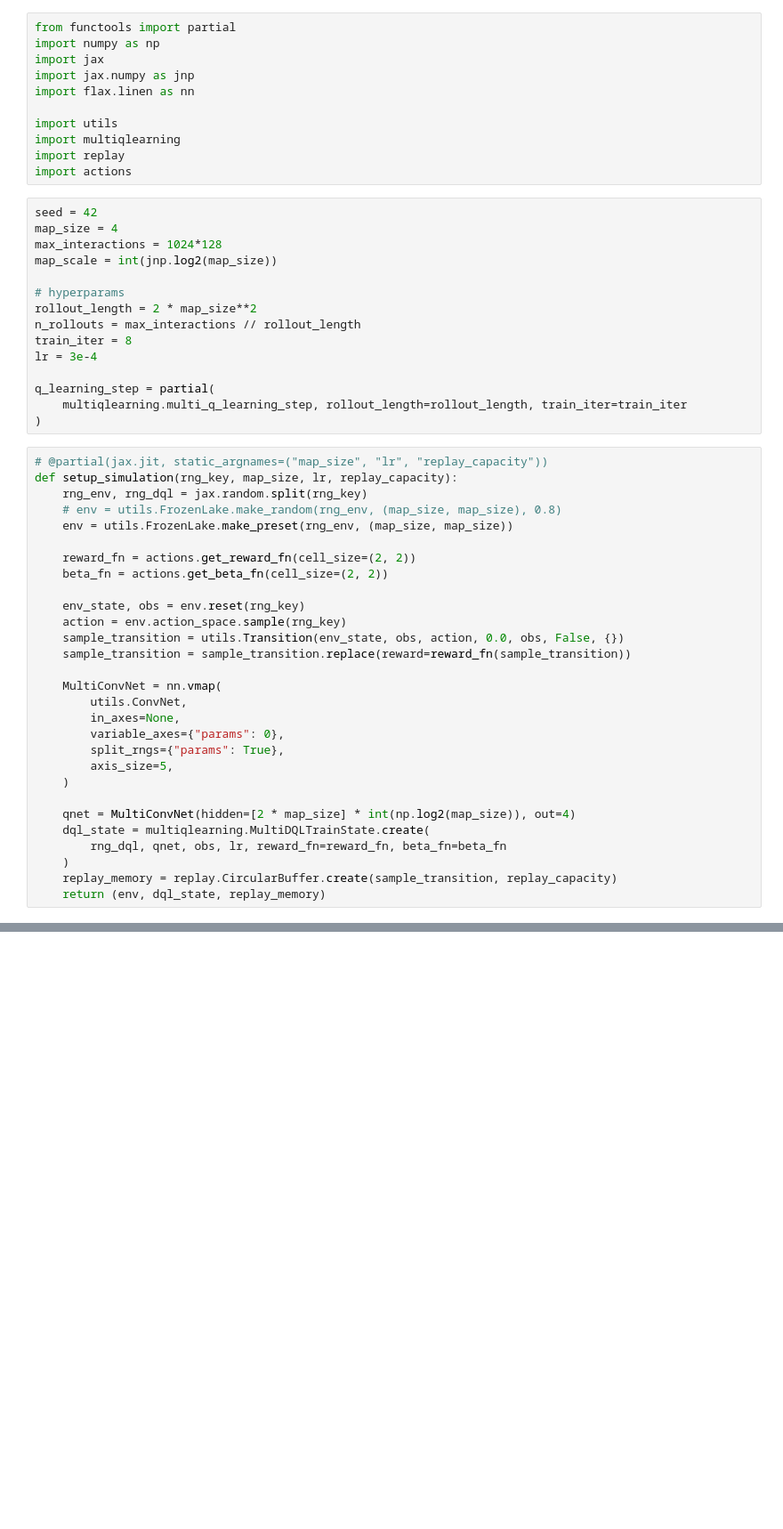
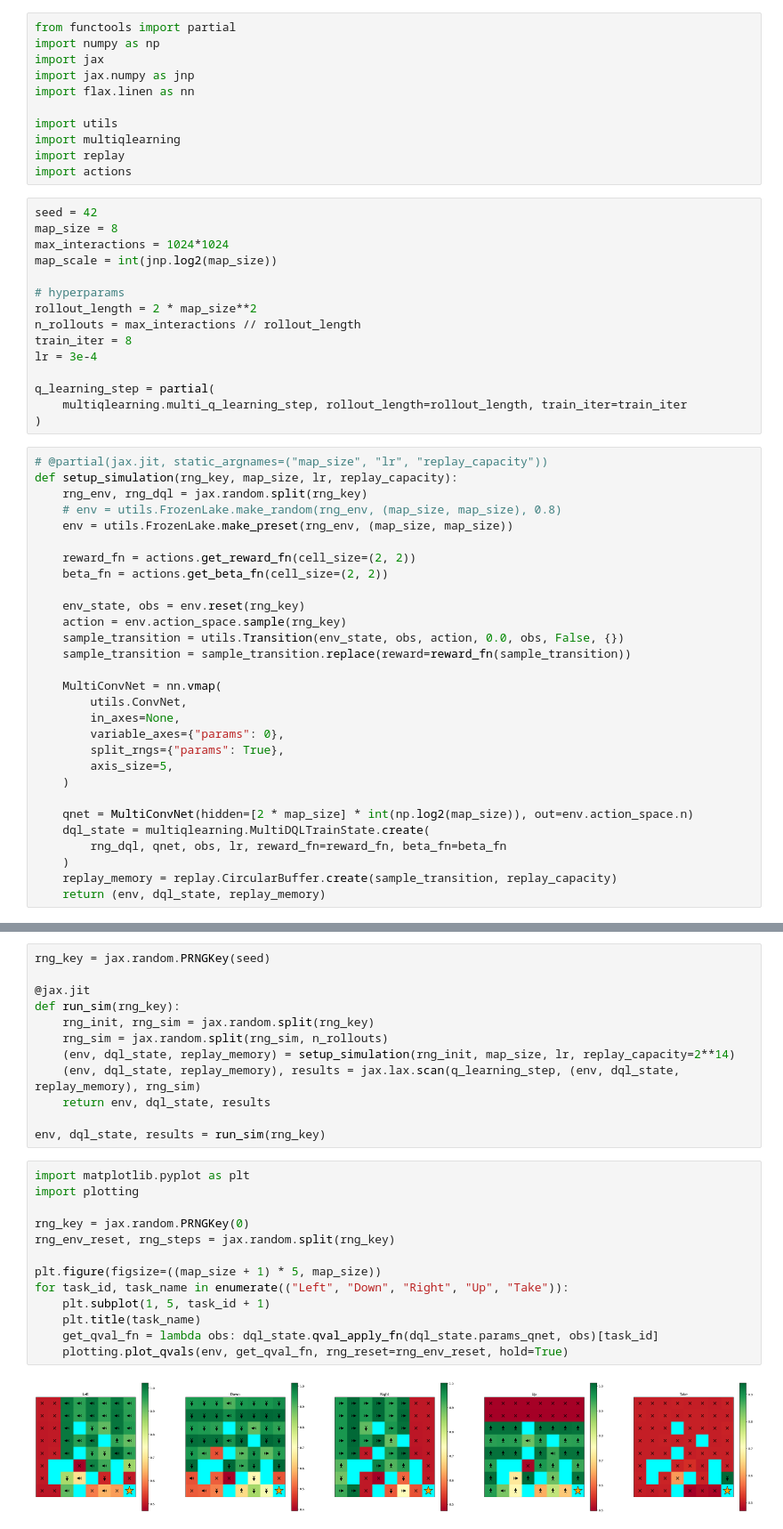
Before and after one commit to davidesartor/MANGO-lite, a Jupyter notebook: imdone/test multitask.ipynb, the cells around one changed output, grey strips where cells are left out. Shown: that part at 89% size. Drawn from its saved outputs; the diff is of its cells as text; blank space fills up the shorter version.

```diff
--- a/imdone/test multitask.ipynb
+++ b/imdone/test multitask.ipynb
@@ -14,8 +14,8 @@ import replay
 import actions
 # %%
 seed = 42
-map_size = 4
-max_interactions = 1024*128
+map_size = 8
+max_interactions = 1024*1024
 map_scale = int(jnp.log2(map_size))
 
 # hyperparams
@@ -50,7 +50,7 @@ def setup_simulation(rng_key, map_size, lr, replay_capacity):
         axis_size=5,
     )
 
-    qnet = MultiConvNet(hidden=[2 * map_size] * int(np.log2(map_size)), out=4)
+    qnet = MultiConvNet(hidden=[2 * map_size] * int(np.log2(map_size)), out=env.action_space.n)
     dql_state = multiqlearning.MultiDQLTrainState.create(
         rng_dql, qnet, obs, lr, reward_fn=reward_fn, beta_fn=beta_fn
     )
@@ -66 +65,28 @@ rng_sim = jax.random.split(rng_sim, n_rollouts)
+# %%
+rng_key = jax.random.PRNGKey(seed)
+
+@jax.jit
+def run_sim(rng_key):
+    rng_init, rng_sim = jax.random.split(rng_key)
+    rng_sim = jax.random.split(rng_sim, n_rollouts)
+    (env, dql_state, replay_memory) = setup_simulation(rng_init, map_size, lr, replay_capacity=2**14)
+    (env, dql_state, replay_memory), results = jax.lax.scan(q_learning_step, (env, dql_state, replay_memory), rng_sim)
+    return env, dql_state, results
+
+env, dql_state, results = run_sim(rng_key)
+# %%
+import matplotlib.pyplot as plt
+import plotting
+
+rng_key = jax.random.PRNGKey(0)
+rng_env_reset, rng_steps = jax.random.split(rng_key)
+
+plt.figure(figsize=((map_size + 1) * 5, map_size))
+for task_id, task_name in enumerate(("Left", "Down", "Right", "Up", "Take")):
+    plt.subplot(1, 5, task_id + 1)
+    plt.title(task_name)
+    get_qval_fn = lambda obs: dql_state.qval_apply_fn(dql_state.params_qnet, obs)[task_id]
+    plotting.plot_qvals(env, get_qval_fn, rng_reset=rng_env_reset, hold=True)
+# %% [output]
+[figure, added]
 # %%
```
Also changed, not shown: parts of 5 cells of this notebook, 4 other files.
